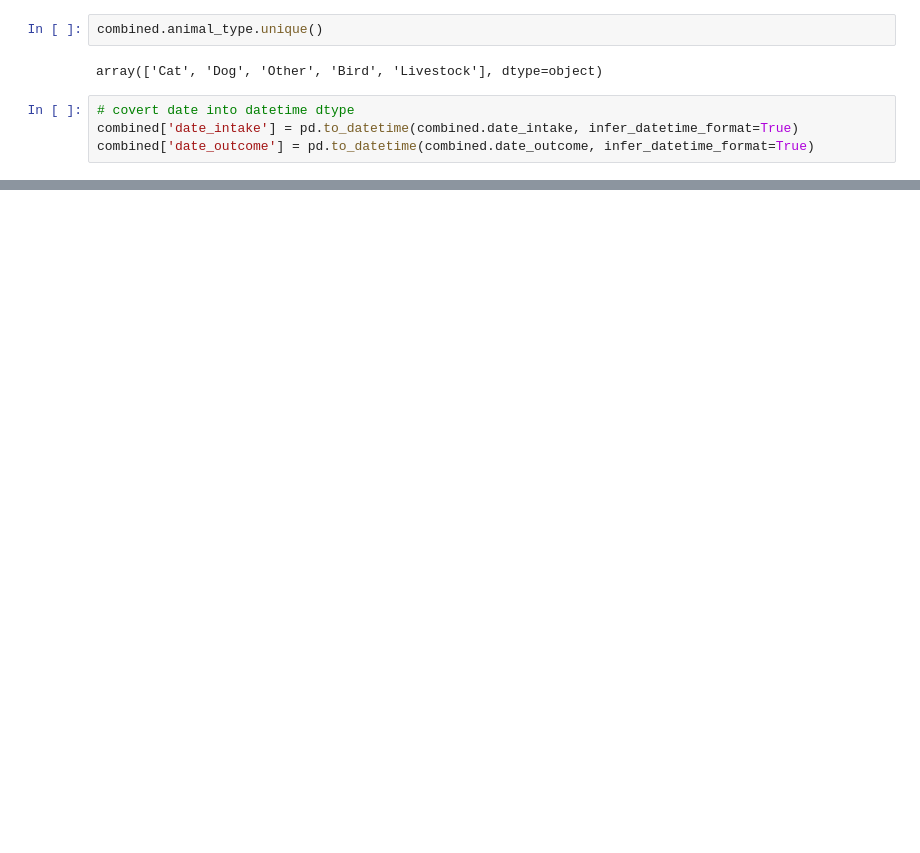
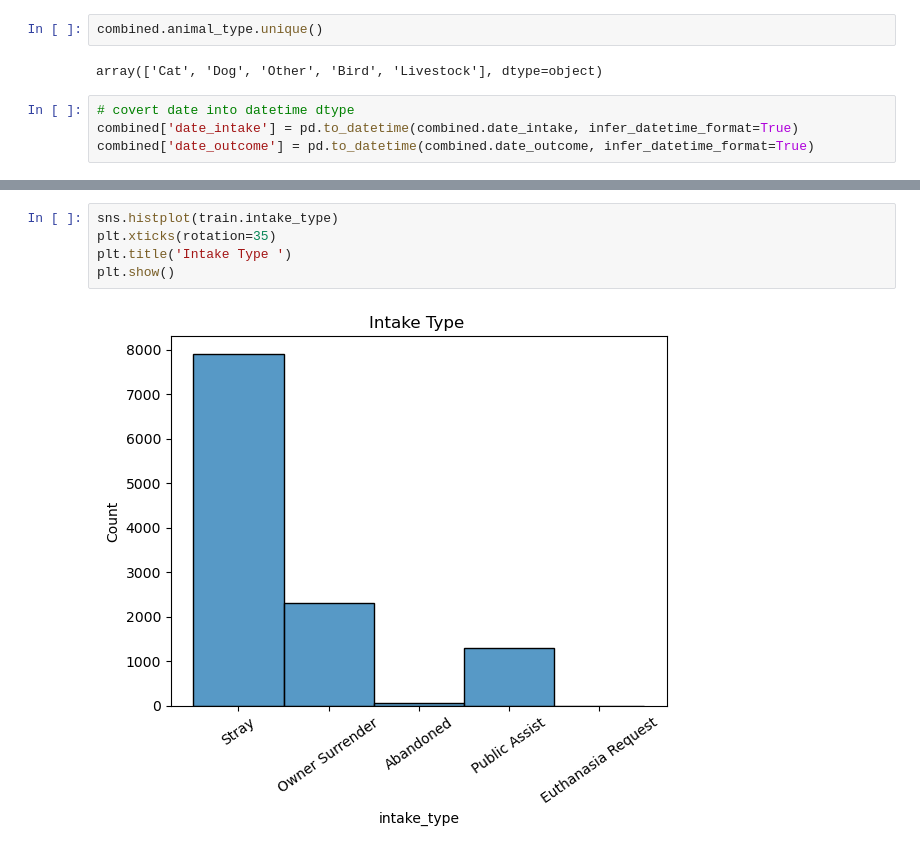
Before and after one commit to carlopdeleon/Austin-Animal-Shelter-Project, a Jupyter notebook: explore.ipynb, the cells around one changed output, grey strips where cells are left out. Cells and saved outputs as stored; diff of their text form; blank space fills up the shorter version.

```diff
--- a/explore.ipynb
+++ b/explore.ipynb
@@ -322,0 +553,7 @@ Name: outcome_type, dtype: int64
+# %%
+sns.histplot(train.intake_type)
+plt.xticks(rotation=35)
+plt.title('Intake Type ')
+plt.show()
+# %% [output]
+[figure, added]
```
Also changed, not shown: parts of 140 cells of this notebook.
